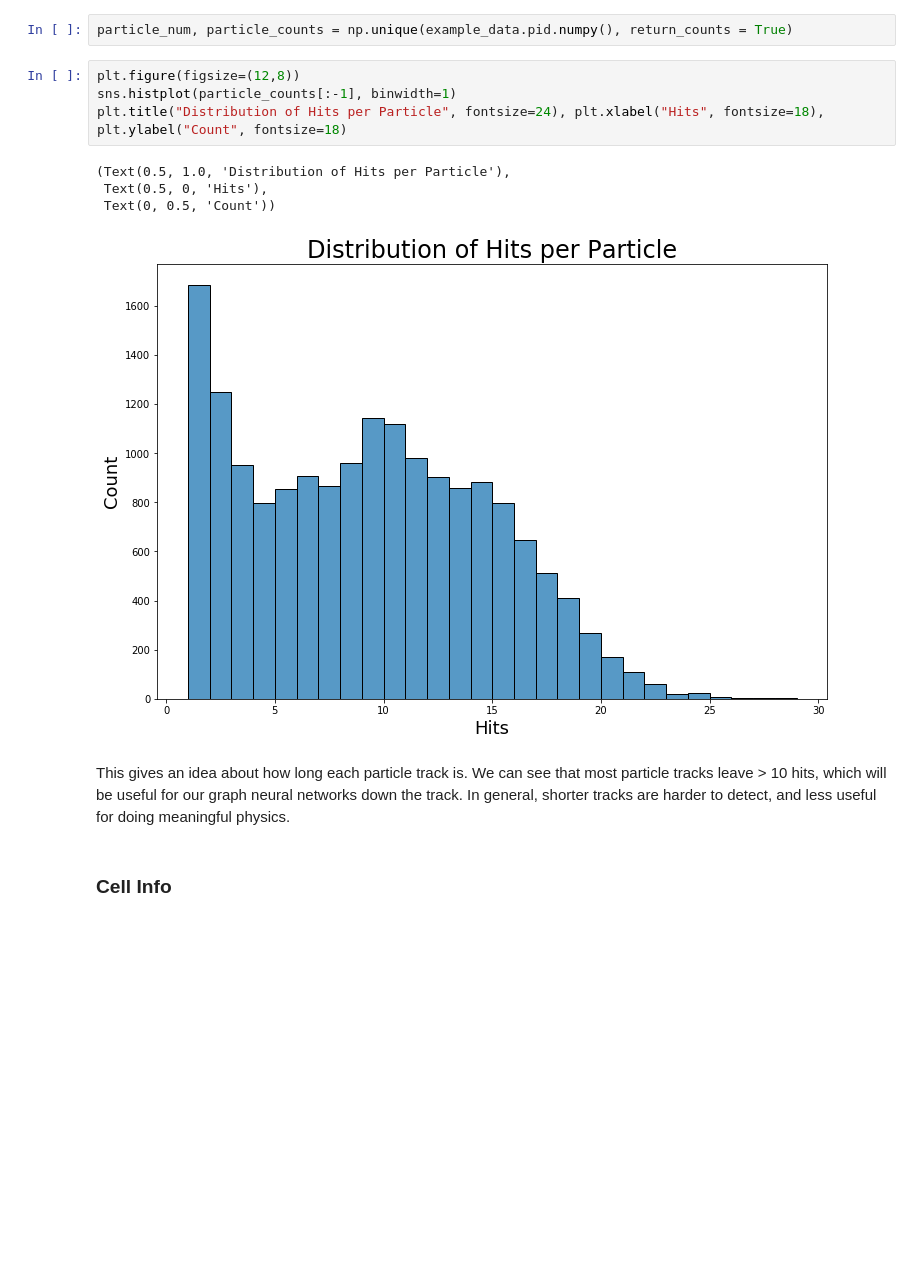
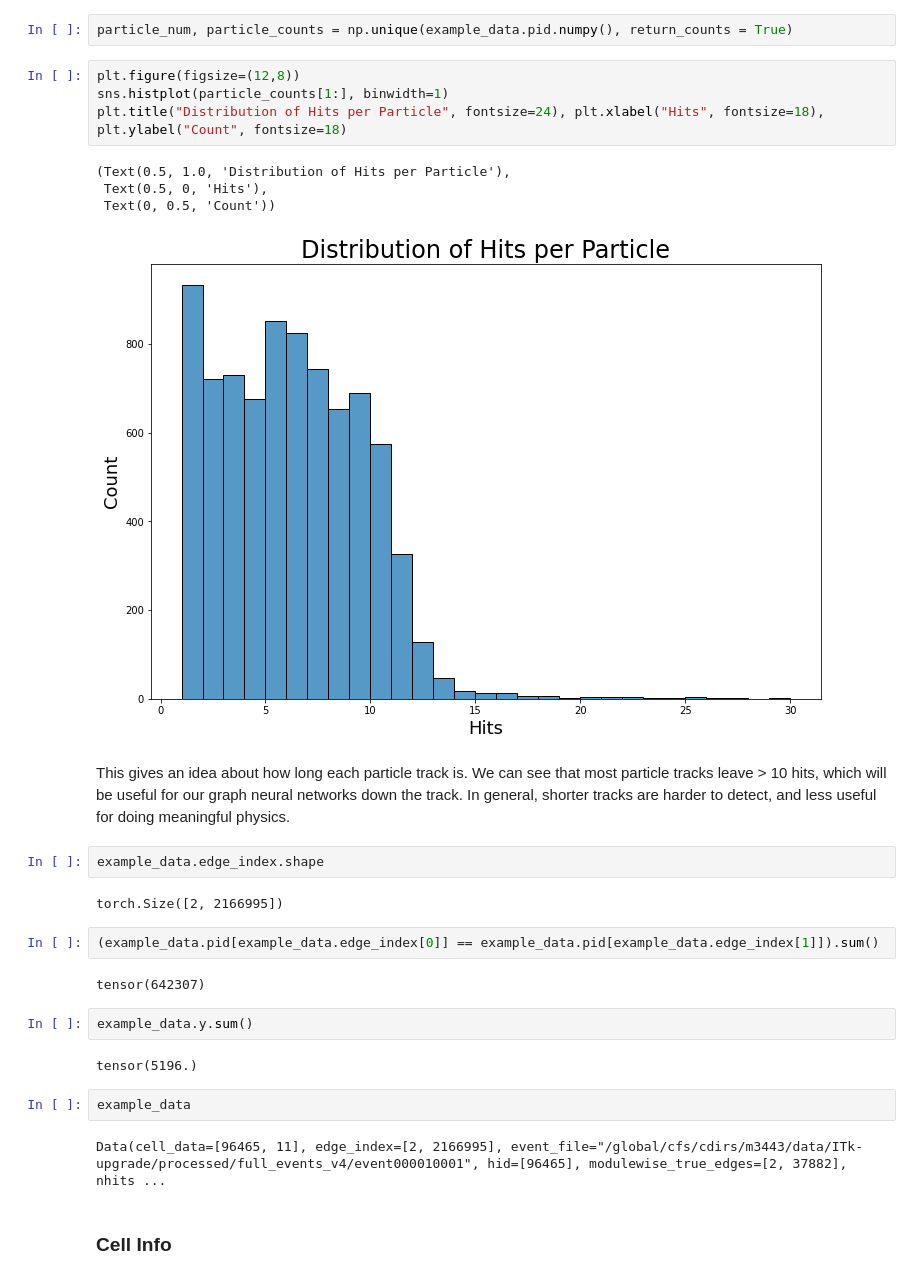
Before and after one commit to HSF-reco-and-software-triggers/Tracking-ML-Exa.TrkX, a Jupyter notebook: Pipelines/Common_Tracking_Example/notebooks/ITk/Example_Filter.ipynb, the cells around one changed output. Drawn from its saved outputs; the diff is of its cells as text; blank space fills up the shorter version.

Commit message:
Update TrackML example to latest

```diff
--- a/Pipelines/Common_Tracking_Example/notebooks/ITk/Example_Filter.ipynb
+++ b/Pipelines/Common_Tracking_Example/notebooks/ITk/Example_Filter.ipynb
@@ -93,15 +86,31 @@ Observe the hard cut-off below 1GeV - this is because we are ignoring lower ener
 particle_num, particle_counts = np.unique(example_data.pid.numpy(), return_counts = True)
 # %%
 plt.figure(figsize=(12,8))
-sns.histplot(particle_counts[:-1], binwidth=1)
+sns.histplot(particle_counts[1:], binwidth=1)
 plt.title("Distribution of Hits per Particle", fontsize=24), plt.xlabel("Hits", fontsize=18), plt.ylabel("Count", fontsize=18)
 # %% [output]
 (Text(0.5, 1.0, 'Distribution of Hits per Particle'),
  Text(0.5, 0, 'Hits'),
  Text(0, 0.5, 'Count'))
-[figure, old version]
+[figure, new version]
 # %% [markdown]
 This gives an idea about how long each particle track is. We can see that most particle tracks leave > 10 hits, which will be useful for our graph neural networks down the track. In general, shorter tracks are harder to detect, and less useful for doing meaningful physics.
+# %%
+example_data.edge_index.shape
+# %% [output]
+torch.Size([2, 2166995])
+# %%
+(example_data.pid[example_data.edge_index[0]] == example_data.pid[example_data.edge_index[1]]).sum()
+# %% [output]
+tensor(642307)
+# %%
+example_data.y.sum()
+# %% [output]
+tensor(5196.)
+# %%
+example_data
+# %% [output]
+Data(cell_data=[96465, 11], edge_index=[2, 2166995], event_file="/global/cfs/cdirs/m3443/data/ITk-upgrade/processed/full_events_v4/event000010001", hid=[96465], modulewise_true_edges=[2, 37882], nhits ...
 # %% [markdown]
 ### Cell Info
 # %%
```
Also changed, not shown: parts of 6 cells of this notebook, 32 other files.
